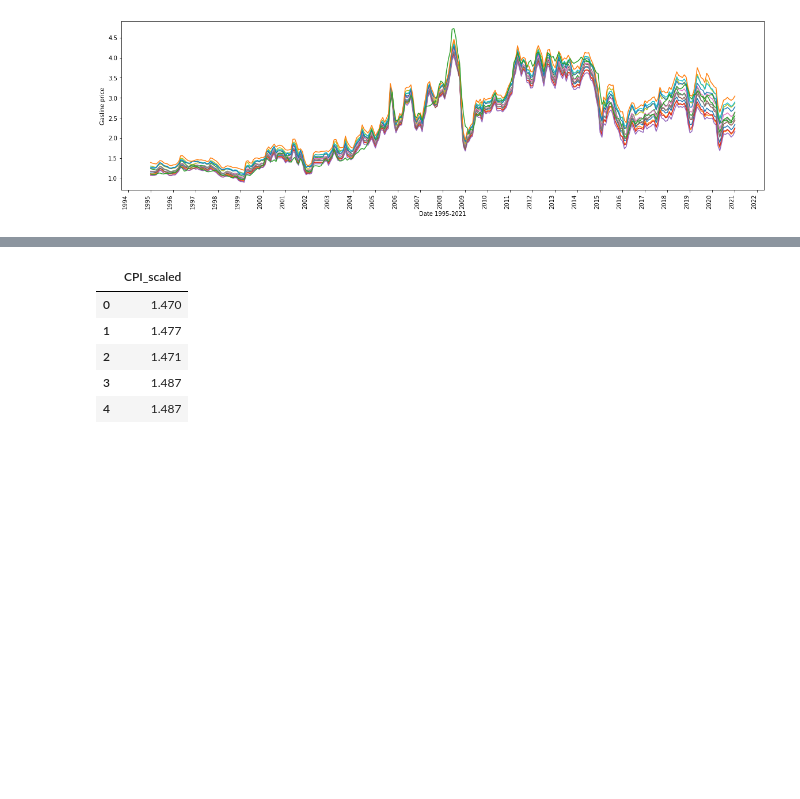
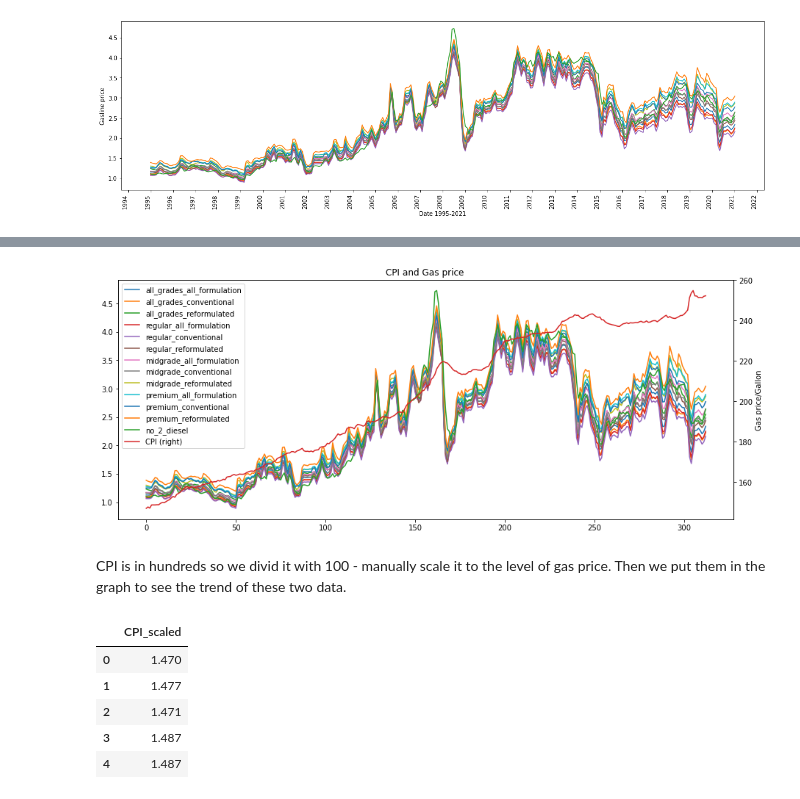
Before and after one commit to Jblueart/winning_project, a Jupyter notebook: data_exploring_and_models.ipynb, the cells around one changed output, grey strips where cells are left out. Saved outputs shown, nothing was run; the diff lists cells and outputs as text; code cells hidden in the pictures; blank space fills up the shorter version.

```diff
--- a/data_exploring_and_models.ipynb
+++ b/data_exploring_and_models.ipynb
@@ -43,7 +44,7 @@ gas_df.head()
 | 3 | 1995-04-01 | 1.133 | 1.116 | 1.198 | 1.087 | ... |
 | 4 | 1995-05-01 | 1.194 | 1.181 | 1.242 | 1.148 | ... |
 # %%
-gas_df["Date"]=pd.to_datetime(cpi_gas_df["Date"])
+gas_df["Date"]=pd.to_datetime(gas_df["Date"])
 # %%
 gas_df["Date"].dtypes
 # %% [output]
@@ -156,4 +124,0 @@ CPI is in hundreds so we divid it with 100 and 10 - manually scale it to the lev
-# %%
-# Add one column call CPI_scaled divide CPI with 10
-cpi_gas_df["CPI_scaled"]=cpi_gas_df["CPI"]/10
-cpi_gas_df[["CPI_scaled"]].head()
@@ -186,3 +155,18 @@ plt.show()
+# %%
+# CPI and gas price graph
+
+ax = cpi_gas_df.loc[:,"all_grades_all_formulation":"no_2_diesel"].plot(legend=True, figsize=(15,6))
+
+ax = cpi_gas_df[["CPI"]].plot(secondary_y=True, ax=ax, legend=True)
+ax.set_title('CPI and Gas price ')
+_ = ax.set_ylabel('CPI')
+ax.set_ylabel('Gas price/Gallon')
+
+plt.show()
+# %% [output]
+[figure, added]
+# %% [markdown]
+CPI is in hundreds so we divid it with 100  - manually scale it to the level of gas price. Then we put them in the graph to see the trend of these two data.
 # %%
 # Change CPI_scaled
 # Divide CPI with 100
```
Also changed, not shown: parts of 50 cells of this notebook.
